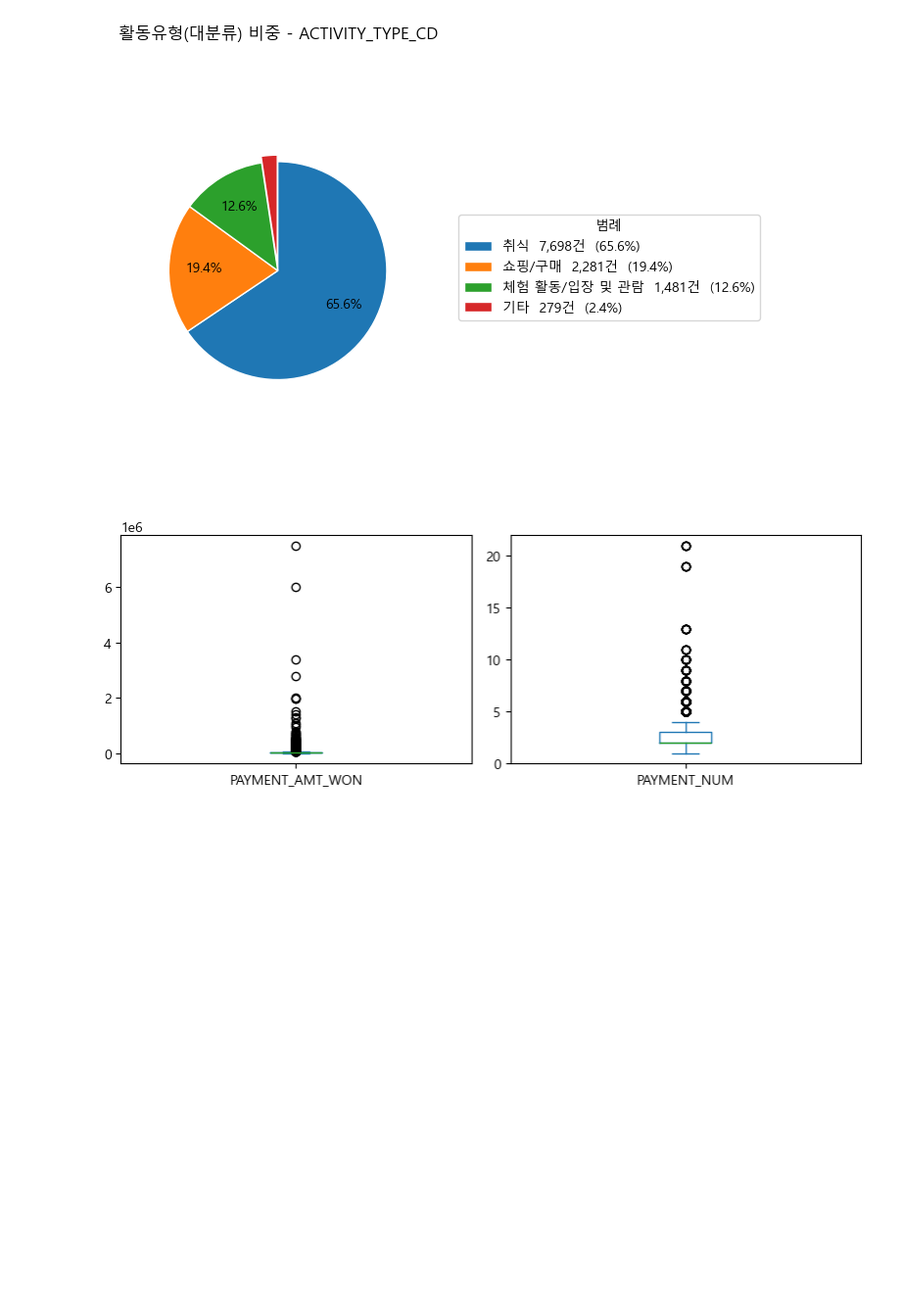
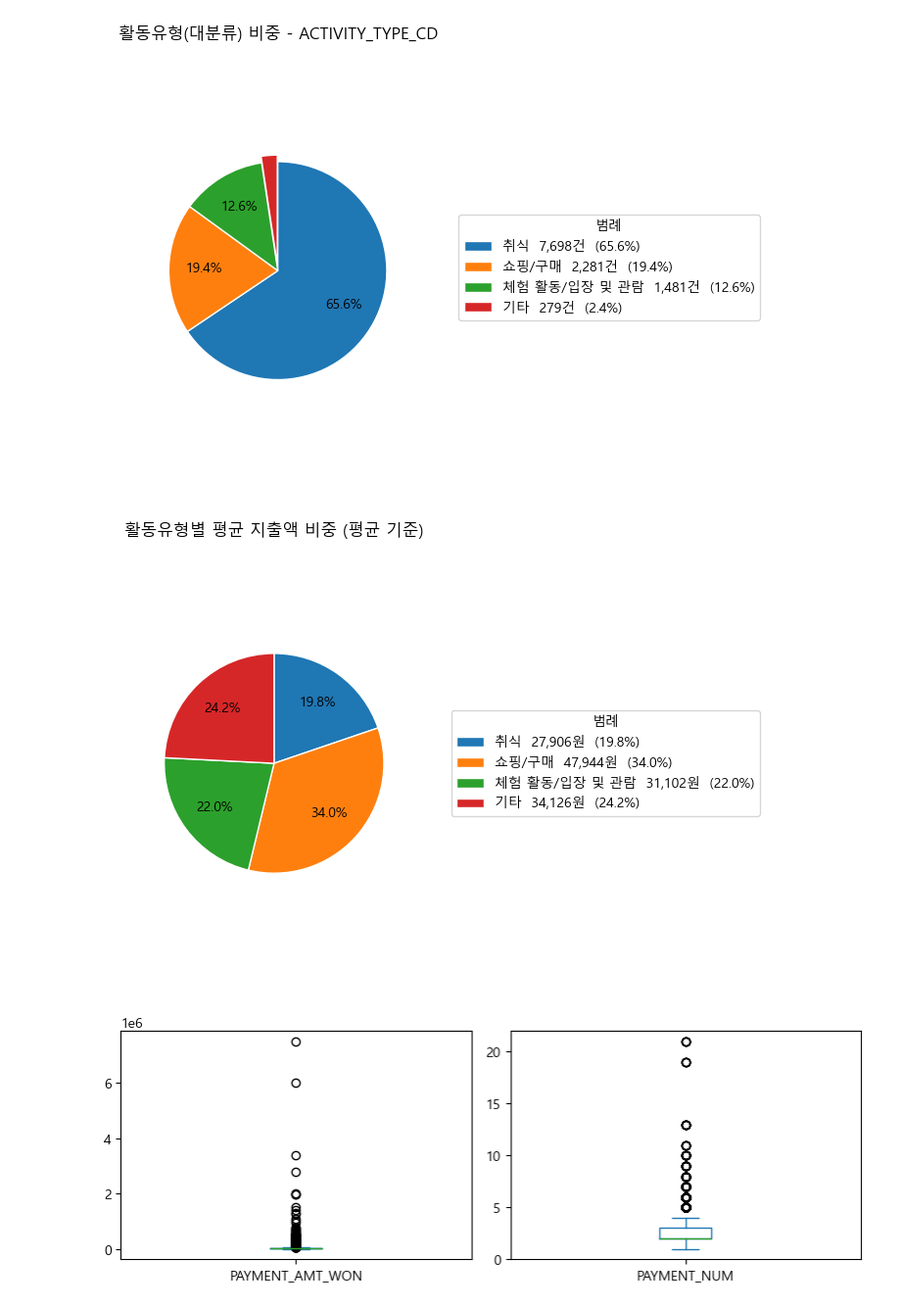
Before and after one commit to SKNetworks-AI19-250818/SKN19-mini-1Team, a Jupyter notebook: preprocessing/활동소비내역_전처리.ipynb, the cells around one changed output. Shown at 98% size. Drawn from its saved outputs; the diff is of its cells as text; code cells hidden in the pictures; blank space fills up the shorter version.

```diff
--- a/preprocessing/tn_activity_consume_his_활동소비내역_E_전처리.ipynb
+++ b/preprocessing/활동소비내역_전처리.ipynb
@@ -7,6 +10,5 @@ import seaborn as sns
 # %%
-# 1. 데이터 로드
-tn_activity_consume_his_df = pd.read_csv('../data/tn_activity_consume_his_활동소비내역_E.csv')
+tn_activity_consume_his_df = pd.read_csv('../data/training\TL_csv/tn_activity_consume_his_활동소비내역_E.csv')
 tn_activity_consume_his_df
 # %% [output]
 |  | TRAVEL_ID | VISIT_AREA_ID | ACTIVITY_TYPE_CD | ACTIVITY_TYPE_SEQ | CONSUME_HIS_SEQ | CONSUME_HIS_SNO | ... |
@@ -169,6 +177,77 @@ plt.tight_layout()
 plt.show()
 # %% [output]
 [figure]
+# %%
+df = tn_activity_consume_his_df.copy()
+col = 'ACTIVITY_TYPE_CD'
+amt = 'PAYMENT_AMT_WON'
+type_map = {1:'취식', 2:'쇼핑/구매', 3:'체험 활동/입장 및 관람', 6:'기타'}
+
+# df_clean 준비 (없으면 생성)
+if 'df_clean' not in locals():
+    tmp = df[[col, amt]].copy()
+    tmp[amt] = pd.to_numeric(tmp[amt], errors='coerce')
+    df_clean = tmp.dropna(subset=[col, amt]).copy()
+
+# 평균 지출액(객단가)
+avg_spend = df_clean.groupby(col)[amt].mean()
+
+# 순서/라벨 정리: 기존 order/labels가 있으면 재사용, 없으면 평균 내림차순 기준으로 생성
+if 'order' in locals():
+    avg_spend = avg_spend.reindex(order)
+    order_used = list(order)
+else:
+    avg_spend = avg_spend.sort_values(ascending=False)
+    order_used = avg_spend.index.tolist()
+
+if 'labels' in locals():
+    labels_used = list(labels)
+else:
+    labels_used = [type_map.get(k, str(k)) for k in order_used]
+
+sizes = avg_spend.values
+total = sizes.sum()
+
+# 작은 조각 강조(예: 6% 미만 explode) — 앞 파이 차트 규칙과 동일
+min_pct_for_label = 6
+explode = np.where(sizes / total * 100 < min_pct_for_label, 0.06, 0)
+
+def autopct_fmt(p):
+    return f'{p:.1f}%' if p >= min_pct_for_label else ''
+
+# === 파이 그리기 ===
+fig, ax = plt.subplots(figsize=(7,5))
+wedges, _, autotexts = ax.pie(
+    sizes,
+    startangle=90,
+    counterclock=False,
+    labels=None,                         # 라벨은 범례에서 처리
+    autopct=autopct_fmt,
+    pctdistance=0.68,
+    labeldistance=1.08,
+    explode=explode,
+    wedgeprops={'linewidth':1, 'edgecolor':'white'}
+)
+ax.axis('equal')
+ax.set_title('활동유형별 평균 지출액 비중 (평균 기준)')
+
+# 범례: 라벨 + 평균금액 + (원형 내 비율은 평균값을 전체 평균합으로 정규화한 비율)
+legend_labels = [
+    f'{lab}  {val:,.0f}원  ({val/total:.1%})'
+    for lab, val in zip(labels_used, sizes)
+]
+ax.legend(wedges, legend_labels, title='범례',
+          loc='center left', bbox_to_anchor=(1, 0.5))
+
+# (옵션) 도넛 스타일 & 전체 평균 표기
+# centre = plt.Circle((0,0), 0.55, fc='white')
+# ax.add_artist(centre)
+# ax.text(0, 0, f'전체 평균 {df_clean[amt].mean():,.0f}원', ha='center', va='center')
+
+plt.tight_layout()
+plt.show()
+# %% [output]
+[figure, added]
 # %%
 # 이상치 탐색을 위한 시각화
 # tn_activity_consume_his_df.plot(kind='box')
```
Also changed, not shown: parts of 14 cells of this notebook, 1 other file.
